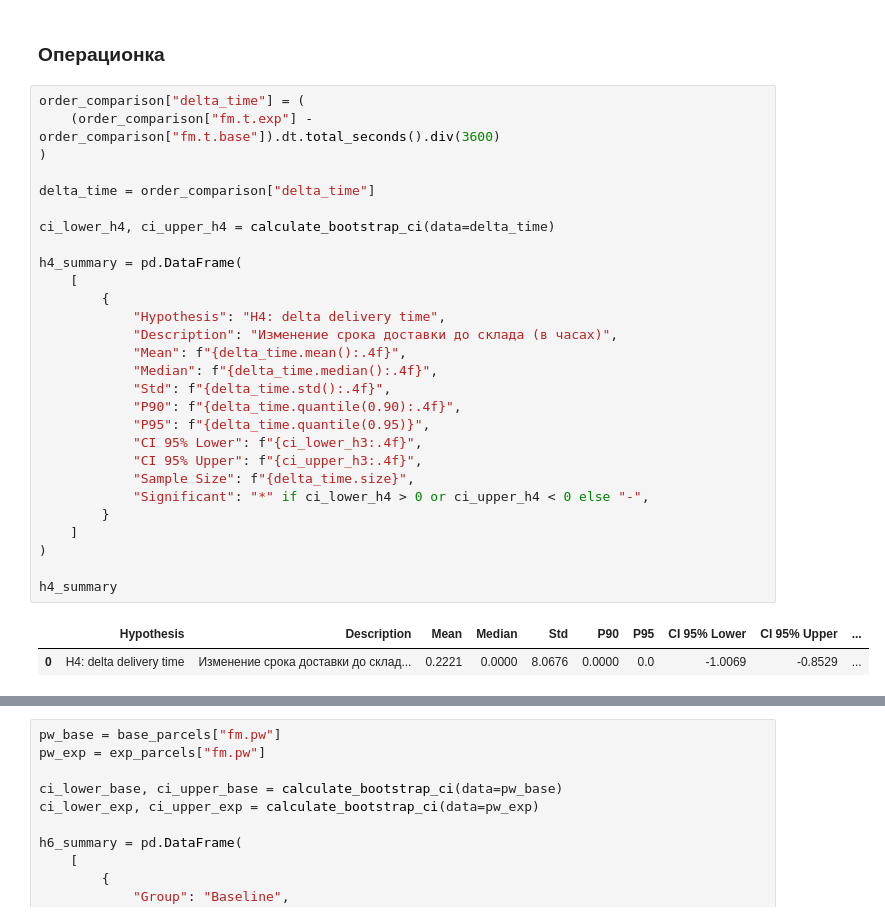
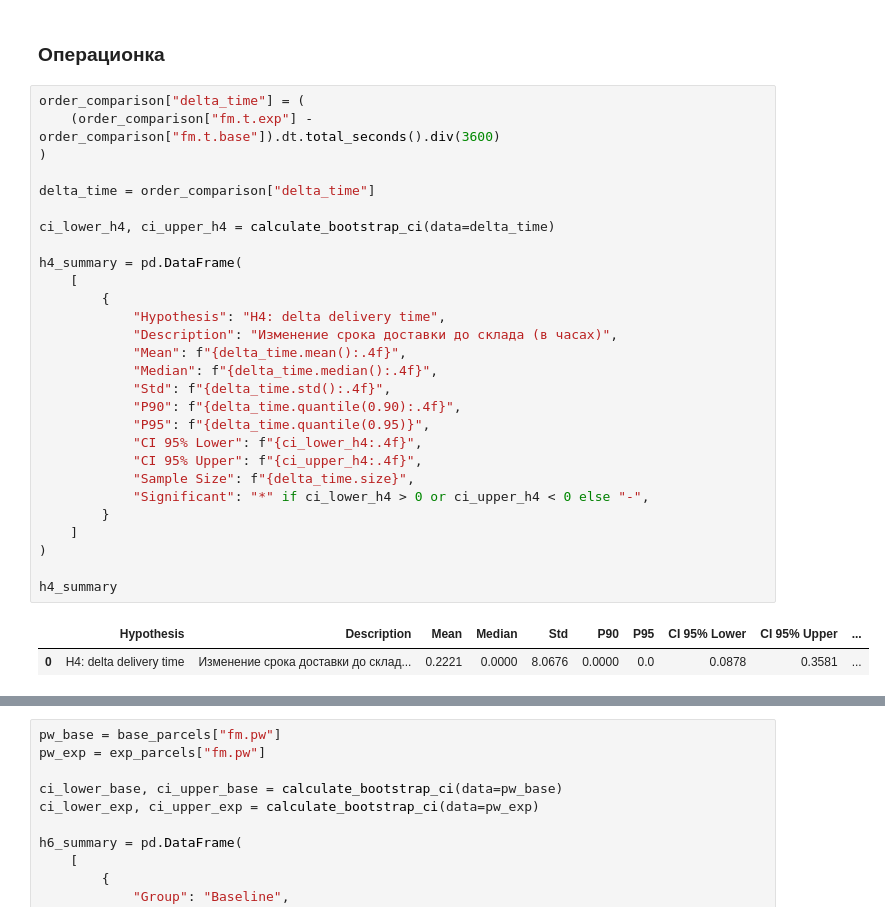
Before and after one commit to kir-sth/joom, a Jupyter notebook: notebooks/dpx_shutdown_impact.ipynb, the cells around one changed output, grey strips where cells are left out. Drawn from its saved outputs; the diff is of its cells as text.

```diff
--- a/notebook.ipynb
+++ b/notebooks/dpx_shutdown_impact.ipynb
@@ -714,32 +700,32 @@ pd.concat(
 # %%
 order_comparison["delta_time"] = (
     (order_comparison["fm.t.exp"] - order_comparison["fm.t.base"]).dt.total_seconds().div(3600)
 )
 
 delta_time = order_comparison["delta_time"]
 
 ci_lower_h4, ci_upper_h4 = calculate_bootstrap_ci(data=delta_time)
 
 h4_summary = pd.DataFrame(
     [
         {
             "Hypothesis": "H4: delta delivery time",
             "Description": "Изменение срока доставки до склада (в часах)",
             "Mean": f"{delta_time.mean():.4f}",
             "Median": f"{delta_time.median():.4f}",
             "Std": f"{delta_time.std():.4f}",
             "P90": f"{delta_time.quantile(0.90):.4f}",
             "P95": f"{delta_time.quantile(0.95)}",
-            "CI 95% Lower": f"{ci_lower_h3:.4f}",
-            "CI 95% Upper": f"{ci_upper_h3:.4f}",
+            "CI 95% Lower": f"{ci_lower_h4:.4f}",
+            "CI 95% Upper": f"{ci_upper_h4:.4f}",
             "Sample Size": f"{delta_time.size}",
             "Significant": "*" if ci_lower_h4 > 0 or ci_upper_h4 < 0 else "-",
         }
     ]
 )
 
 h4_summary
 # %% [output]
 |  | Hypothesis | Description | Mean | Median | Std | P90 | P95 | CI 95% Lower | CI 95% Upper | ... |
-| 0 | H4: delta delivery time | Изменение срока доставки до склад... | 0.2221 | 0.0000 | 8.0676 | 0.0000 | 0.0 | -1.0069 | -0.8529 | ... |
+| 0 | H4: delta delivery time | Изменение срока доставки до склад... | 0.2221 | 0.0000 | 8.0676 | 0.0000 | 0.0 | 0.0878 | 0.3581 | ... |
 # %%
```
Also changed, not shown: parts of 16 cells of this notebook, 14 other files.
